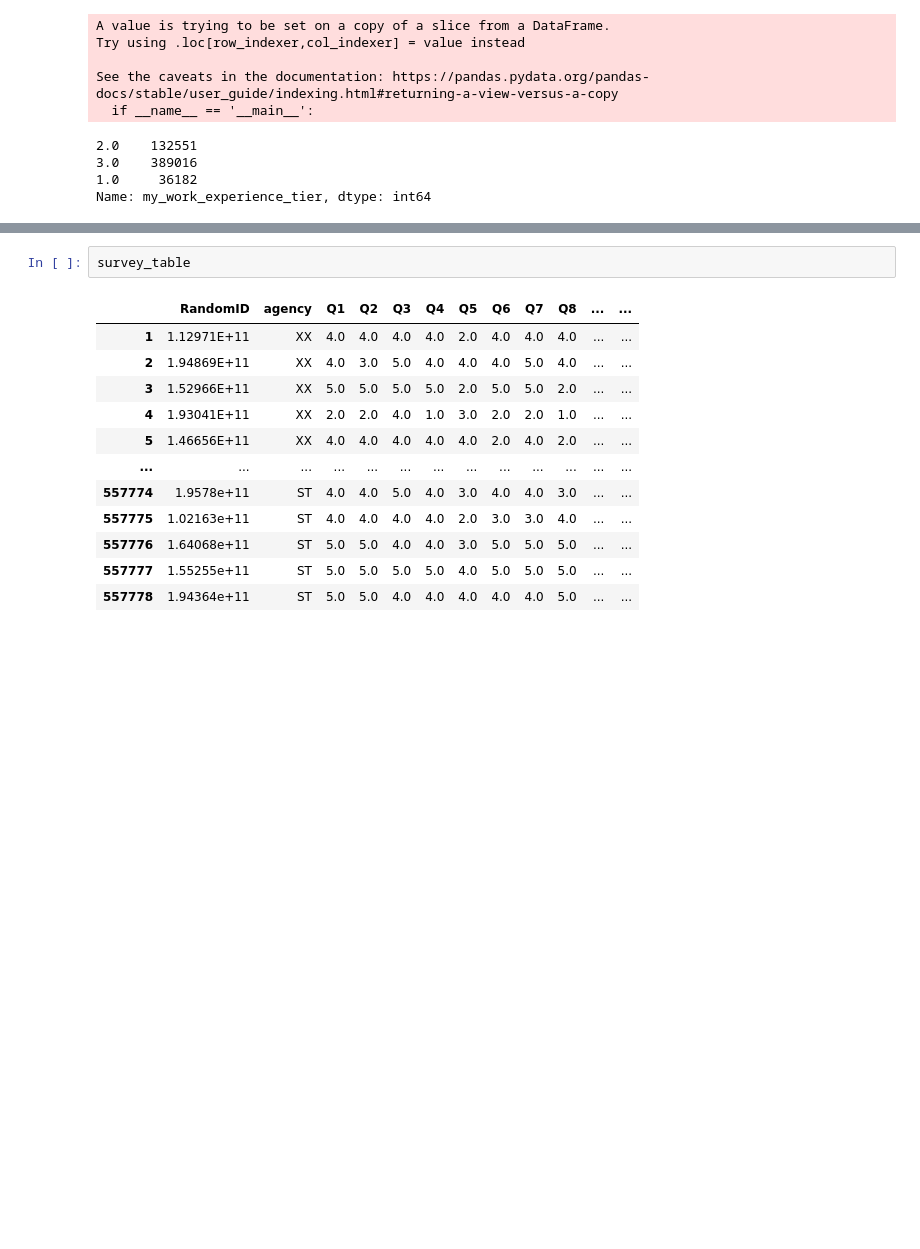
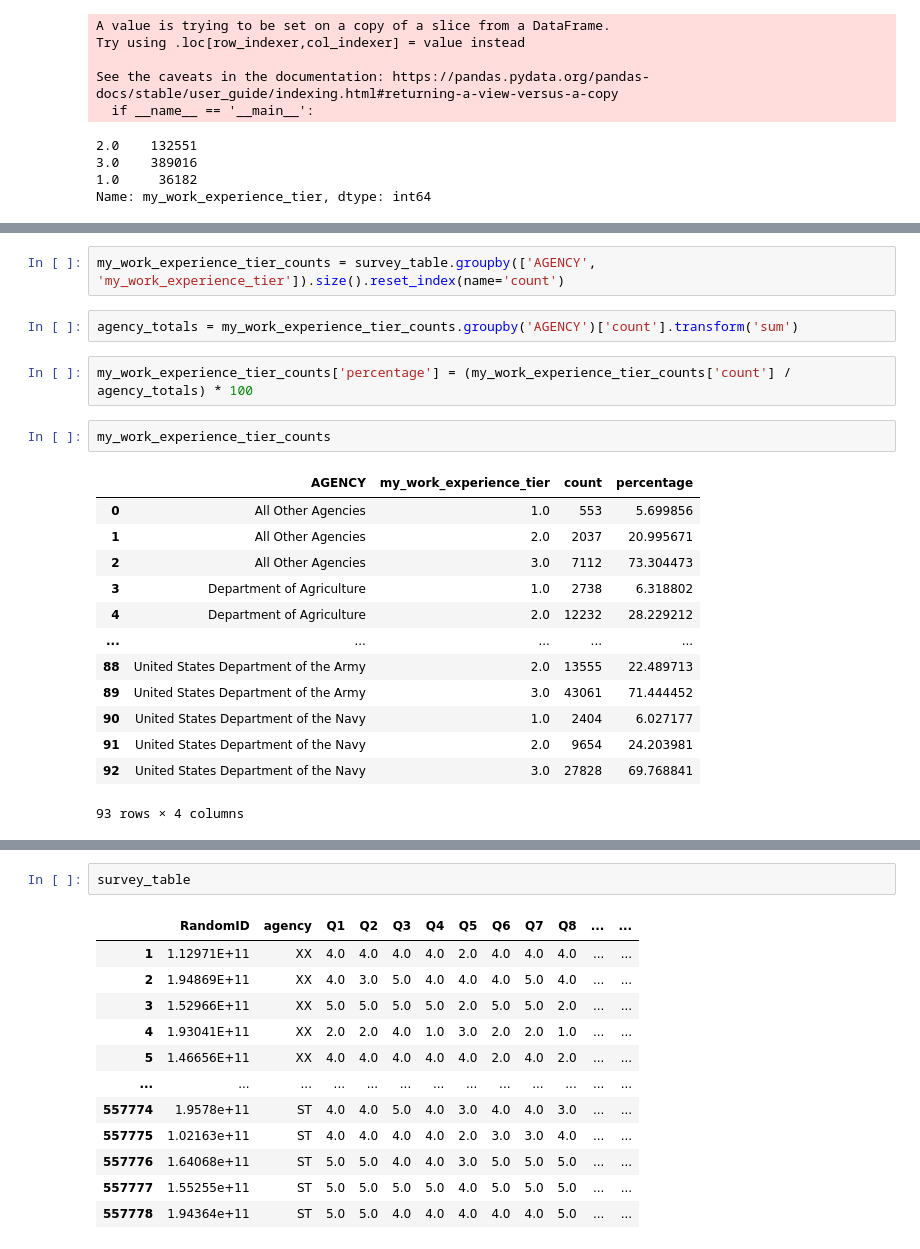
Before and after one commit to aaron-hollinger/federal_employee_job_satisfaction, a Jupyter notebook: notebooks/capstone.ipynb, the cells around one changed output, grey strips where cells are left out. Drawn from its saved outputs; the diff is of its cells as text; blank space fills up the shorter version.

```diff
--- a/notebooks/capstone.ipynb
+++ b/notebooks/capstone.ipynb
@@ -157,0 +179,22 @@ Name: my_work_experience_tier, dtype: int64
+# %%
+my_work_experience_tier_counts = survey_table.groupby(['AGENCY', 'my_work_experience_tier']).size().reset_index(name='count')
+# %%
+agency_totals = my_work_experience_tier_counts.groupby('AGENCY')['count'].transform('sum')
+# %%
+my_work_experience_tier_counts['percentage'] = (my_work_experience_tier_counts['count'] / agency_totals) * 100
+# %%
+my_work_experience_tier_counts
+# %% [output]
+|  | AGENCY | my_work_experience_tier | count | percentage |
+| 0 | All Other Agencies | 1.0 | 553 | 5.699856 |
+| 1 | All Other Agencies | 2.0 | 2037 | 20.995671 |
+| 2 | All Other Agencies | 3.0 | 7112 | 73.304473 |
+| 3 | Department of Agriculture | 1.0 | 2738 | 6.318802 |
+| 4 | Department of Agriculture | 2.0 | 12232 | 28.229212 |
+| ... | ... | ... | ... | ... |
+| 88 | United States Department of the Army | 2.0 | 13555 | 22.489713 |
+| 89 | United States Department of the Army | 3.0 | 43061 | 71.444452 |
+| 90 | United States Department of the Navy | 1.0 | 2404 | 6.027177 |
+| 91 | United States Department of the Navy | 2.0 | 9654 | 24.203981 |
+| 92 | United States Department of the Navy | 3.0 | 27828 | 69.768841 |
+93 rows × 4 columns
```
Also changed, not shown: parts of 21 cells of this notebook.
